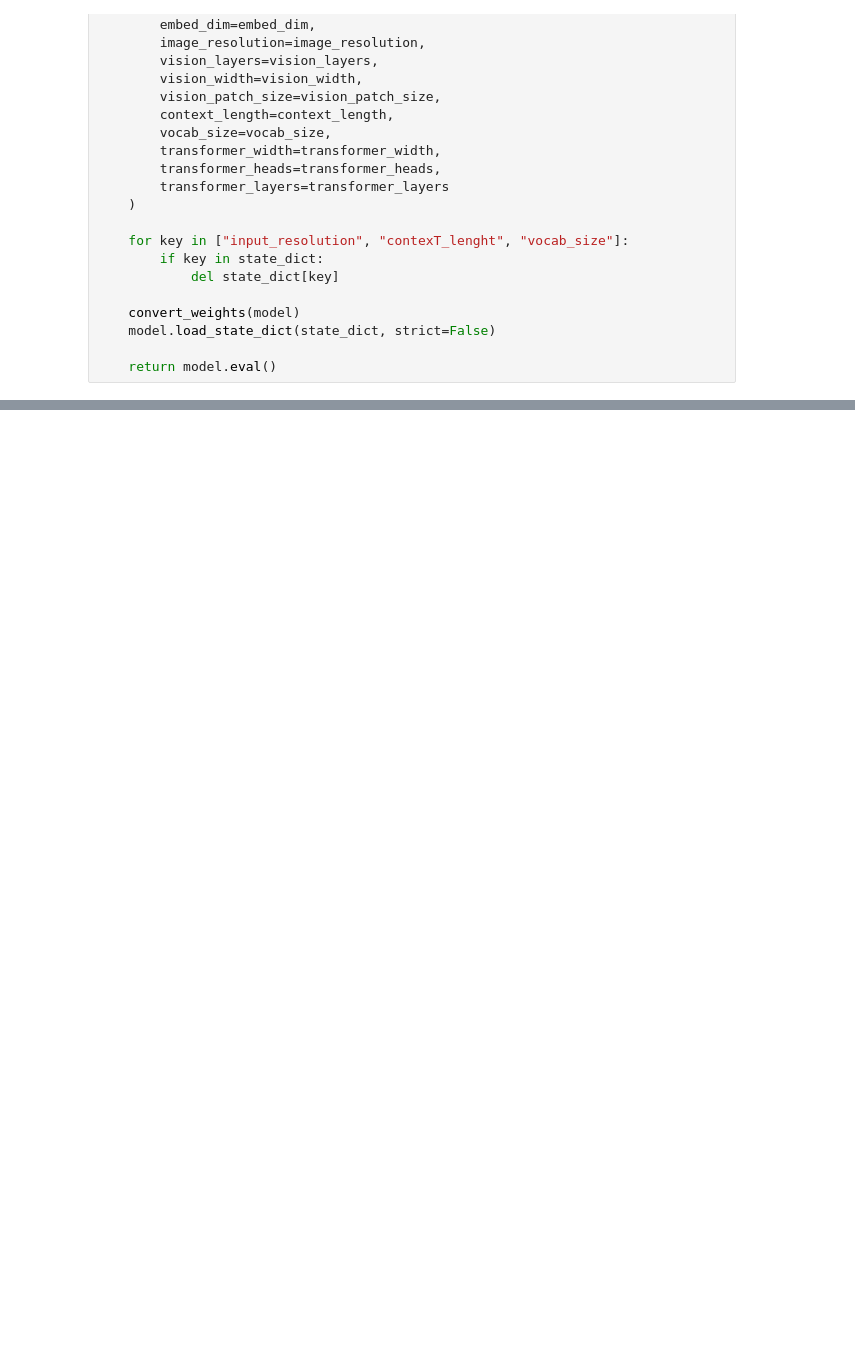
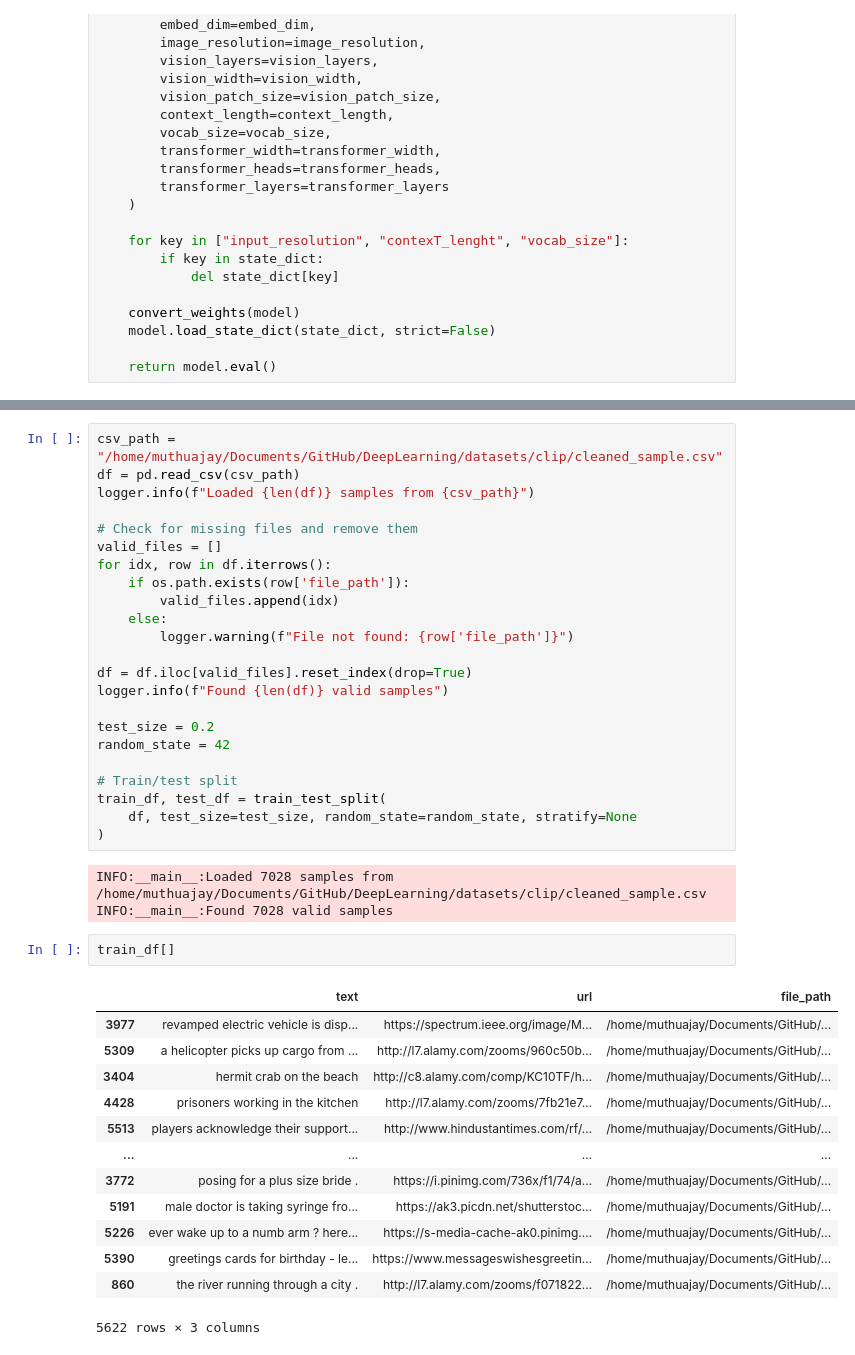
Before and after one commit to MuthuAjay/DeepLearning, a Jupyter notebook: CLIP/training.ipynb, the cells around one changed output, grey strips where cells are left out. Drawn from its saved outputs; the diff is of its cells as text; blank space fills up the shorter version.

```diff
--- a/CLIP/training.ipynb
+++ b/CLIP/training.ipynb
@@ -413,0 +837,42 @@ Original Traceback (most recent call last):
+# %%
+csv_path = "/home/muthuajay/Documents/GitHub/DeepLearning/datasets/clip/cleaned_sample.csv"
+df = pd.read_csv(csv_path)
+logger.info(f"Loaded {len(df)} samples from {csv_path}")
+
+# Check for missing files and remove them
+valid_files = []
+for idx, row in df.iterrows():
+    if os.path.exists(row['file_path']):
+        valid_files.append(idx)
+    else:
+        logger.warning(f"File not found: {row['file_path']}")
+
+df = df.iloc[valid_files].reset_index(drop=True)
+logger.info(f"Found {len(df)} valid samples")
+
+test_size = 0.2
+random_state = 42
+
+# Train/test split
+train_df, test_df = train_test_split(
+    df, test_size=test_size, random_state=random_state, stratify=None
+)
+# %% [output]
+INFO:__main__:Loaded 7028 samples from /home/muthuajay/Documents/GitHub/DeepLearning/datasets/clip/cleaned_sample.csv
+INFO:__main__:Found 7028 valid samples
+# %%
+train_df[]
+# %% [output]
+|  | text | url | file_path |
+| 3977 | revamped electric vehicle is disp... | https://spectrum.ieee.org/image/M... | /home/muthuajay/Documents/GitHub/... |
+| 5309 | a helicopter picks up cargo from ... | http://l7.alamy.com/zooms/960c50b... | /home/muthuajay/Documents/GitHub/... |
+| 3404 | hermit crab on the beach | http://c8.alamy.com/comp/KC10TF/h... | /home/muthuajay/Documents/GitHub/... |
+| 4428 | prisoners working in the kitchen | http://l7.alamy.com/zooms/7fb21e7... | /home/muthuajay/Documents/GitHub/... |
+| 5513 | players acknowledge their support... | http://www.hindustantimes.com/rf/... | /home/muthuajay/Documents/GitHub/... |
+| ... | ... | ... | ... |
+| 3772 | posing for a plus size bride . | https://i.pinimg.com/736x/f1/74/a... | /home/muthuajay/Documents/GitHub/... |
+| 5191 | male doctor is taking syringe fro... | https://ak3.picdn.net/shutterstoc... | /home/muthuajay/Documents/GitHub/... |
+| 5226 | ever wake up to a numb arm ? here... | https://s-media-cache-ak0.pinimg.... | /home/muthuajay/Documents/GitHub/... |
+| 5390 | greetings cards for birthday - le... | https://www.messageswishesgreetin... | /home/muthuajay/Documents/GitHub/... |
+| 860 | the river running through a city . | http://l7.alamy.com/zooms/f071822... | /home/muthuajay/Documents/GitHub/... |
+5622 rows × 3 columns
```
Also changed, not shown: parts of 7 cells of this notebook.
